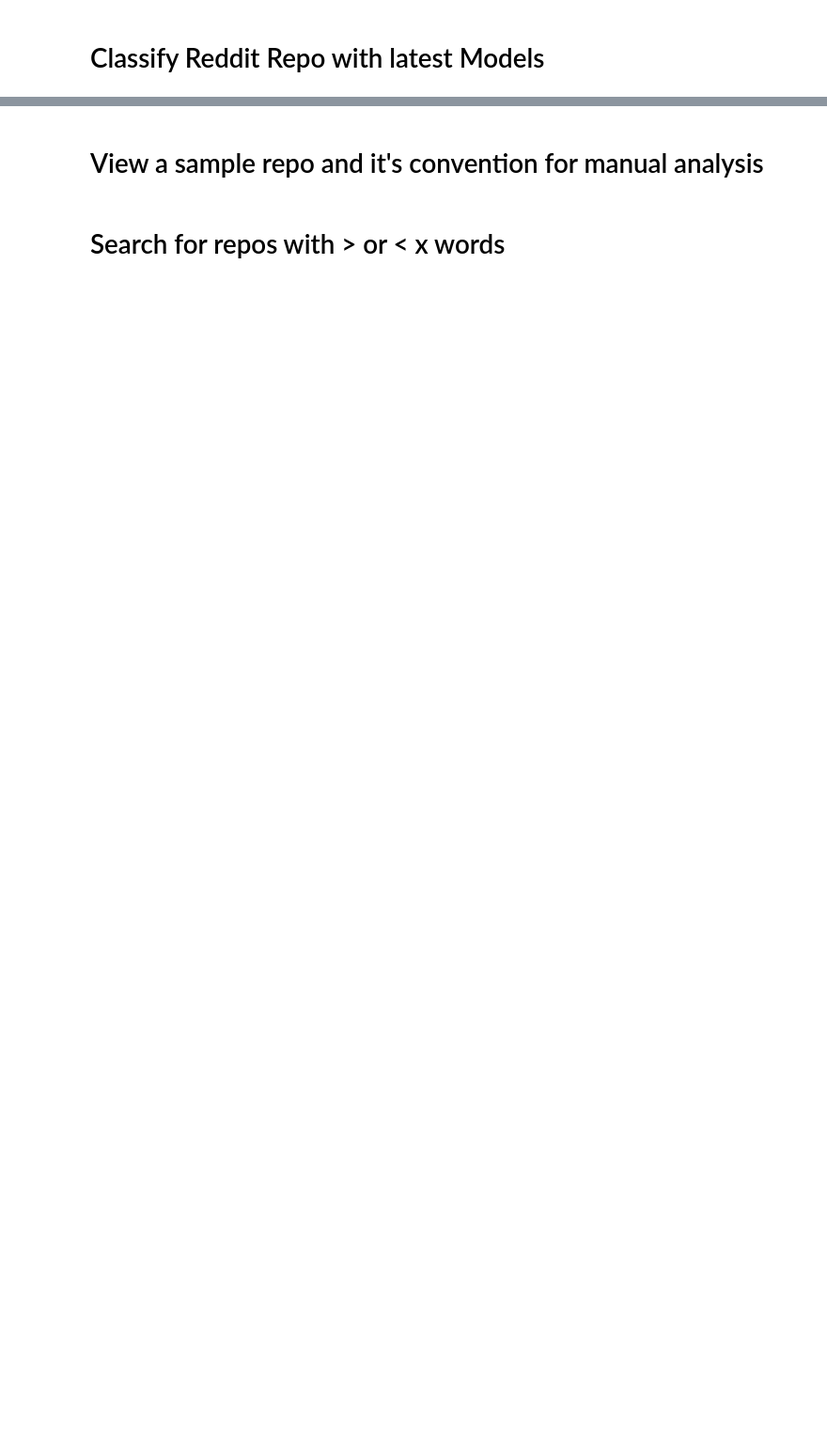
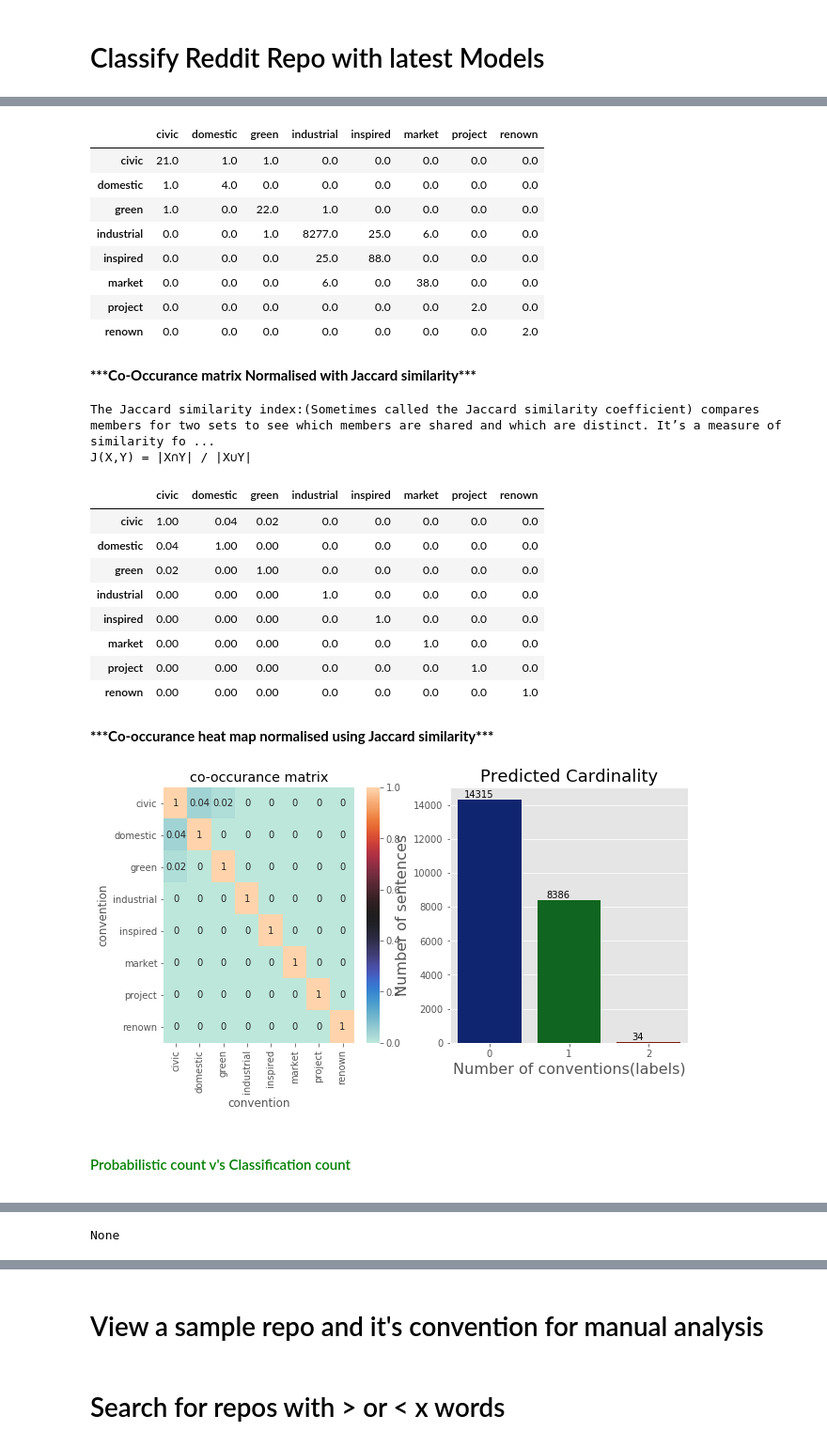
Before and after one commit to aideenf/AIVC, a Jupyter notebook: cp_wssc/Paper Experiments Analysis.ipynb, the cells around one changed output, grey strips where cells are left out. Shown at 94% size. Cells and saved outputs as stored; diff of their text form; code cells hidden in the pictures; blank space fills up the shorter version.

```diff
--- a/cp_wssc/Paper Experiments Analysis.ipynb
+++ b/cp_wssc/Paper Experiments Analysis.ipynb
@@ -39,13 +39,14 @@ USE_GIT_HUB = True
 
 AI_GITHUB = "Data/ToBeAnalyzed/github_AI_repos_dump.csv"
 REDDIT_AI = "Data/ToBeAnalyzed/reddit_data_all.csv"
-
+SS  = "Data/ToBeAnalyzed/s2_sents_ki_ids_23k.tsv"
 # NON_AI_GITHUB = "Data/ToBeAnalyzed/github_non_AI_repos_dump.csv"
 # SEM_SCHOLAR = ""
 
 
 AI_GITHUB_GIT = "https://github.com/aideenf/AIVC/blob/master/cp_wssc/Data/ToBeAnalyzed/github_AI_repos_dump.csv?raw=true"
 REDDIT_AI_GIT = "https://github.com/aideenf/AIVC/blob/master/cp_wssc/Data/ToBeAnalyzed/reddit_data_all.csv?raw=true"
+SS_GIT = "https://github.com/aideenf/AIVC/blob/master/cp_wssc/Data/ToBeAnalyzed/s2_sents_ki_ids_23k.tsv?raw=true"
 
 # NON_AI_GITHUB_GIT = "Data/ToBeAnalyzed/github_non_AI_repos_dump.csv"
 # SEM_SCHOLAR_GIT = ""
@@ -774,0 +1020,4 @@ print (global_final_threshold)
+# %%
+
+ss_analysis_df = analyze_ss(SS_GIT,  _thresholds, _tokenizer['tokenizer'], _DLModels, _DLModelsIsotonicRegression, model_helpers)
+# %% [output]
@@ -774,0 +1028,24 @@ print (global_final_threshold)
+|  | civic | domestic | green | industrial | inspired | market | project | renown |
+| civic | 21.0 | 1.0 | 1.0 | 0.0 | 0.0 | 0.0 | 0.0 | 0.0 |
+| domestic | 1.0 | 4.0 | 0.0 | 0.0 | 0.0 | 0.0 | 0.0 | 0.0 |
+| green | 1.0 | 0.0 | 22.0 | 1.0 | 0.0 | 0.0 | 0.0 | 0.0 |
+| industrial | 0.0 | 0.0 | 1.0 | 8277.0 | 25.0 | 6.0 | 0.0 | 0.0 |
+| inspired | 0.0 | 0.0 | 0.0 | 25.0 | 88.0 | 0.0 | 0.0 | 0.0 |
+| market | 0.0 | 0.0 | 0.0 | 6.0 | 0.0 | 38.0 | 0.0 | 0.0 |
+| project | 0.0 | 0.0 | 0.0 | 0.0 | 0.0 | 0.0 | 2.0 | 0.0 |
+| renown | 0.0 | 0.0 | 0.0 | 0.0 | 0.0 | 0.0 | 0.0 | 2.0 |
+***Co-Occurance matrix Normalised with Jaccard similarity***
+The Jaccard similarity index:(Sometimes called the Jaccard similarity coefficient) compares members for two sets to see which members are shared and which are distinct. It’s a measure of similarity fo ...
+J(X,Y) = |X∩Y| / |X∪Y|
+|  | civic | domestic | green | industrial | inspired | market | project | renown |
+| civic | 1.00 | 0.04 | 0.02 | 0.0 | 0.0 | 0.0 | 0.0 | 0.0 |
+| domestic | 0.04 | 1.00 | 0.00 | 0.0 | 0.0 | 0.0 | 0.0 | 0.0 |
+| green | 0.02 | 0.00 | 1.00 | 0.0 | 0.0 | 0.0 | 0.0 | 0.0 |
+| industrial | 0.00 | 0.00 | 0.00 | 1.0 | 0.0 | 0.0 | 0.0 | 0.0 |
+| inspired | 0.00 | 0.00 | 0.00 | 0.0 | 1.0 | 0.0 | 0.0 | 0.0 |
+| market | 0.00 | 0.00 | 0.00 | 0.0 | 0.0 | 1.0 | 0.0 | 0.0 |
+| project | 0.00 | 0.00 | 0.00 | 0.0 | 0.0 | 0.0 | 1.0 | 0.0 |
+| renown | 0.00 | 0.00 | 0.00 | 0.0 | 0.0 | 0.0 | 0.0 | 1.0 |
+***Co-occurance heat map normalised using Jaccard similarity***
+[figure, added]
+Probabilistic count v's Classification count
@@ -774,0 +1054 @@ print (global_final_threshold)
+None
```
Also changed, not shown: parts of 43 cells of this notebook.
